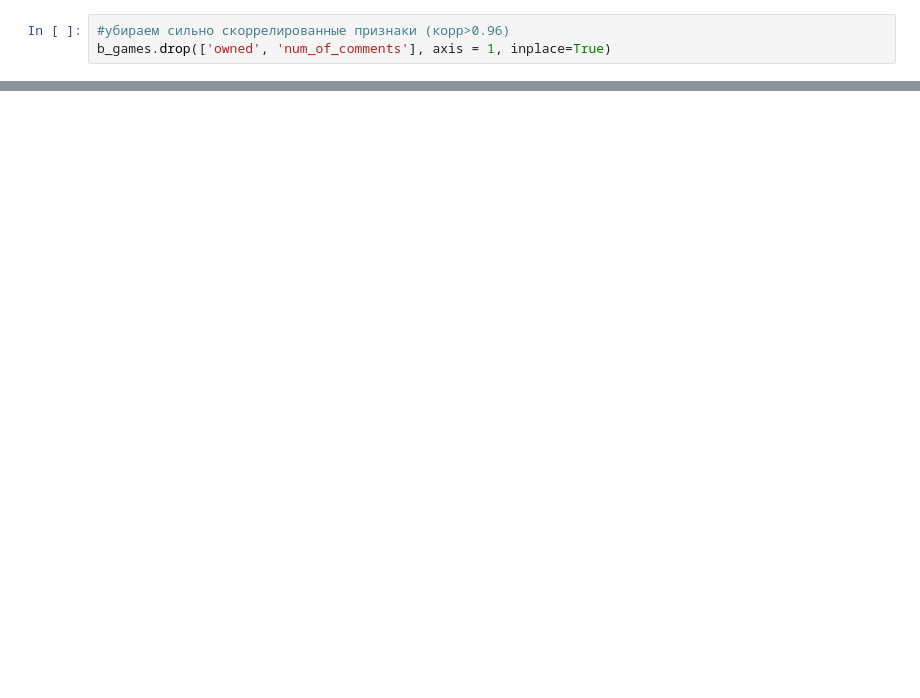
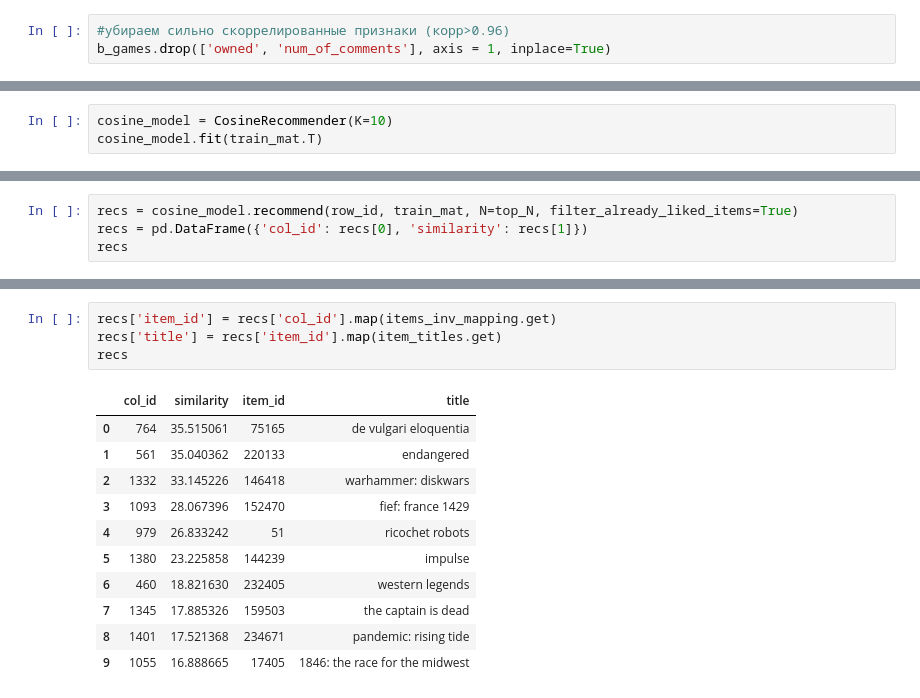
Before and after one commit to e-dracheva/chat-bot_Boardgame_Recommender, a Jupyter notebook: board_game_recommender_notebook.ipynb, the cells around one changed output, grey strips where cells are left out. Saved outputs shown, nothing was run; the diff lists cells and outputs as text; blank space fills up the shorter version.

Commit message:
add first model

```diff
--- a/board_game_recommender_notebook.ipynb
+++ b/board_game_recommender_notebook.ipynb
@@ -255,0 +437,3 @@ MAP@10 = 0.031380417300205604
+# %%
+cosine_model = CosineRecommender(K=10)
+cosine_model.fit(train_mat.T)
@@ -255,0 +448,4 @@ MAP@10 = 0.031380417300205604
+# %%
+recs = cosine_model.recommend(row_id, train_mat, N=top_N, filter_already_liked_items=True)
+recs = pd.DataFrame({'col_id': recs[0], 'similarity': recs[1]})
+recs
@@ -255,0 +464,16 @@ MAP@10 = 0.031380417300205604
+# %%
+recs['item_id'] = recs['col_id'].map(items_inv_mapping.get)
+recs['title'] = recs['item_id'].map(item_titles.get)
+recs
+# %% [output]
+|  | col_id | similarity | item_id | title |
+| 0 | 764 | 35.515061 | 75165 | de vulgari eloquentia |
+| 1 | 561 | 35.040362 | 220133 | endangered |
+| 2 | 1332 | 33.145226 | 146418 | warhammer: diskwars |
+| 3 | 1093 | 28.067396 | 152470 | fief: france 1429 |
+| 4 | 979 | 26.833242 | 51 | ricochet robots |
+| 5 | 1380 | 23.225858 | 144239 | impulse |
+| 6 | 460 | 18.821630 | 232405 | western legends |
+| 7 | 1345 | 17.885326 | 159503 | the captain is dead |
+| 8 | 1401 | 17.521368 | 234671 | pandemic: rising tide |
+| 9 | 1055 | 16.888665 | 17405 | 1846: the race for the midwest |
```
Also changed, not shown: parts of 36 cells of this notebook.
